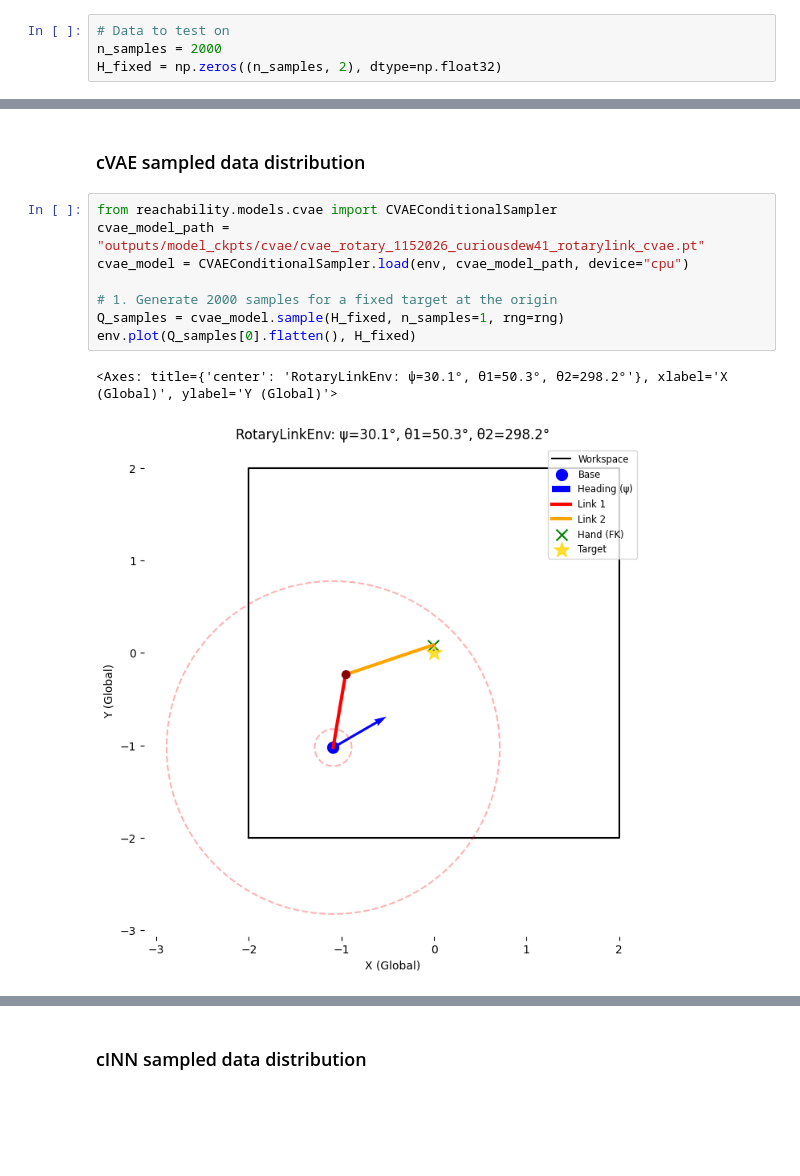
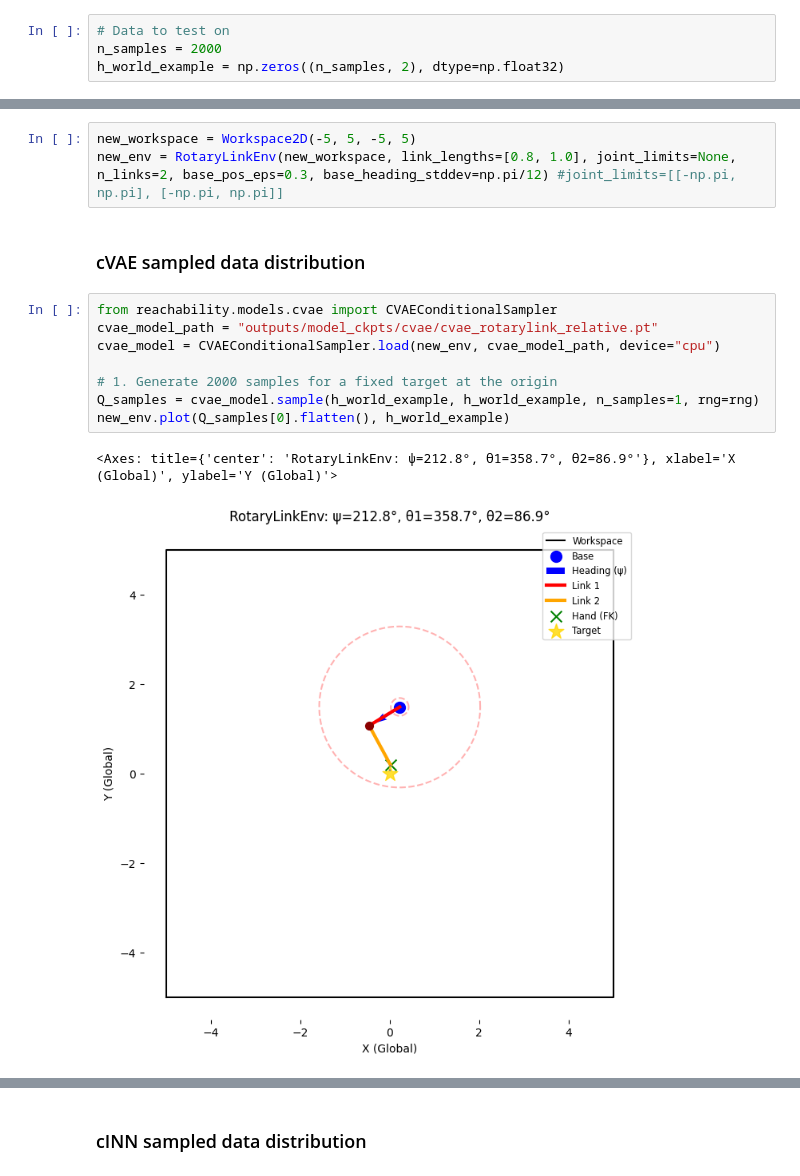
Before and after one commit to kyishanzh/reachability_tests, a Jupyter notebook: rotarylinkenv_test.ipynb, the cells around one changed output, grey strips where cells are left out. Saved outputs shown, nothing was run; the diff lists cells and outputs as text; blank space fills up the shorter version.

```diff
--- a/rotarylinkenv_test.ipynb
+++ b/rotarylinkenv_test.ipynb
@@ -68,7 +64,7 @@ def plot_data_distribution(bx, by, psi, th1, th2):
 # %%
 # Data to test on
 n_samples = 2000
-H_fixed = np.zeros((n_samples, 2), dtype=np.float32)
+h_world_example = np.zeros((n_samples, 2), dtype=np.float32)
 # %% [markdown]
 ### Empirical data distribution
 # %%
@@ -114,16 +113,19 @@ env.plot(Q.flatten(), H_fixed)
+# %%
+new_workspace = Workspace2D(-5, 5, -5, 5)
+new_env = RotaryLinkEnv(new_workspace, link_lengths=[0.8, 1.0], joint_limits=None, n_links=2, base_pos_eps=0.3, base_heading_stddev=np.pi/12) #joint_limits=[[-np.pi, np.pi], [-np.pi, np.pi]]
 # %% [markdown]
 ### cVAE sampled data distribution
 # %%
 from reachability.models.cvae import CVAEConditionalSampler
-cvae_model_path = "outputs/model_ckpts/cvae/cvae_rotary_1152026_curiousdew41_rotarylink_cvae.pt"
-cvae_model = CVAEConditionalSampler.load(env, cvae_model_path, device="cpu")
+cvae_model_path = "outputs/model_ckpts/cvae/cvae_rotarylink_relative.pt"
+cvae_model = CVAEConditionalSampler.load(new_env, cvae_model_path, device="cpu")
 
 # 1. Generate 2000 samples for a fixed target at the origin
-Q_samples = cvae_model.sample(H_fixed, n_samples=1, rng=rng)
-env.plot(Q_samples[0].flatten(), H_fixed)
+Q_samples = cvae_model.sample(h_world_example, h_world_example, n_samples=1, rng=rng)
+new_env.plot(Q_samples[0].flatten(), h_world_example)
 # %% [output]
-<Axes: title={'center': 'RotaryLinkEnv: ψ=30.1°, θ1=50.3°, θ2=298.2°'}, xlabel='X (Global)', ylabel='Y (Global)'>
+<Axes: title={'center': 'RotaryLinkEnv: ψ=212.8°, θ1=358.7°, θ2=86.9°'}, xlabel='X (Global)', ylabel='Y (Global)'>
-[figure, old version]
+[figure, new version]
 # %%
 # Extract components for plotting -> Q columns: [x, y, psi, th1, th2]
 bx = Q_samples[:, :, 0]
```
Also changed, not shown: parts of 10 cells of this notebook, 56 other files.
